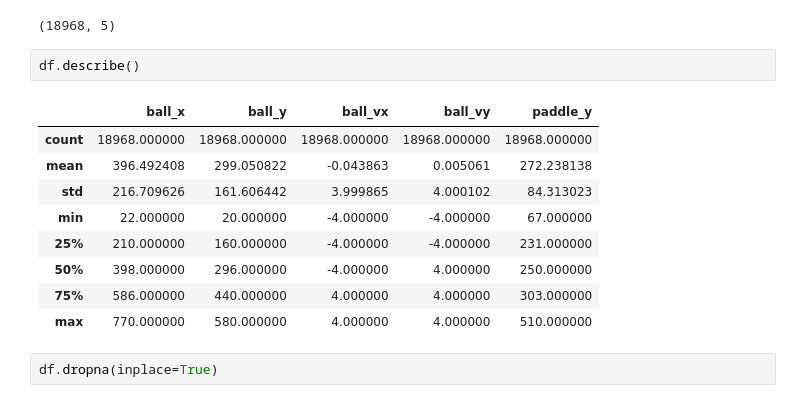
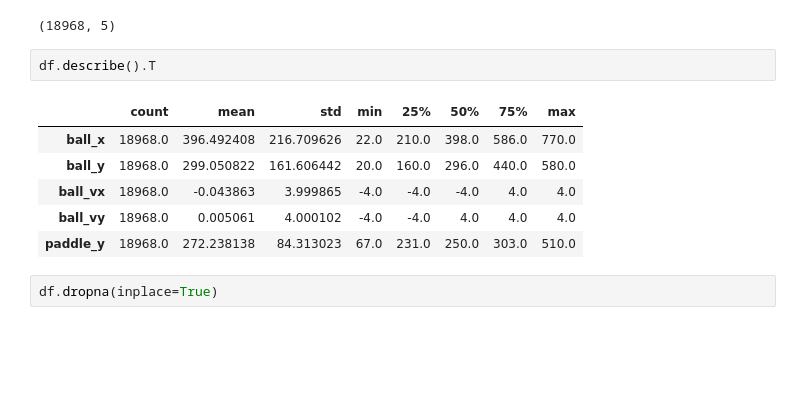
Before and after one commit to mgmytrasiewicz/pygame-pong-v2, a Jupyter notebook: ml-pong.ipynb, the cells around one changed output. Drawn from its saved outputs; the diff is of its cells as text; blank space fills up the shorter version.

```diff
--- a/ml-pong.ipynb
+++ b/ml-pong.ipynb
@@ -17,16 +20,13 @@ df.shape
 # %% [output]
 (18968, 5)
 # %%
-df.describe()
+df.describe().T
 # %% [output]
-|  | ball_x | ball_y | ball_vx | ball_vy | paddle_y |
-| count | 18968.000000 | 18968.000000 | 18968.000000 | 18968.000000 | 18968.000000 |
-| mean | 396.492408 | 299.050822 | -0.043863 | 0.005061 | 272.238138 |
-| std | 216.709626 | 161.606442 | 3.999865 | 4.000102 | 84.313023 |
-| min | 22.000000 | 20.000000 | -4.000000 | -4.000000 | 67.000000 |
-| 25% | 210.000000 | 160.000000 | -4.000000 | -4.000000 | 231.000000 |
-| 50% | 398.000000 | 296.000000 | -4.000000 | 4.000000 | 250.000000 |
-| 75% | 586.000000 | 440.000000 | 4.000000 | 4.000000 | 303.000000 |
-| max | 770.000000 | 580.000000 | 4.000000 | 4.000000 | 510.000000 |
+|  | count | mean | std | min | 25% | 50% | 75% | max |
+| ball_x | 18968.0 | 396.492408 | 216.709626 | 22.0 | 210.0 | 398.0 | 586.0 | 770.0 |
+| ball_y | 18968.0 | 299.050822 | 161.606442 | 20.0 | 160.0 | 296.0 | 440.0 | 580.0 |
+| ball_vx | 18968.0 | -0.043863 | 3.999865 | -4.0 | -4.0 | -4.0 | 4.0 | 4.0 |
+| ball_vy | 18968.0 | 0.005061 | 4.000102 | -4.0 | -4.0 | 4.0 | 4.0 | 4.0 |
+| paddle_y | 18968.0 | 272.238138 | 84.313023 | 67.0 | 231.0 | 250.0 | 303.0 | 510.0 |
 # %%
 df.dropna(inplace=True)
```
Also changed, not shown: parts of 12 cells of this notebook, 2 other files.
